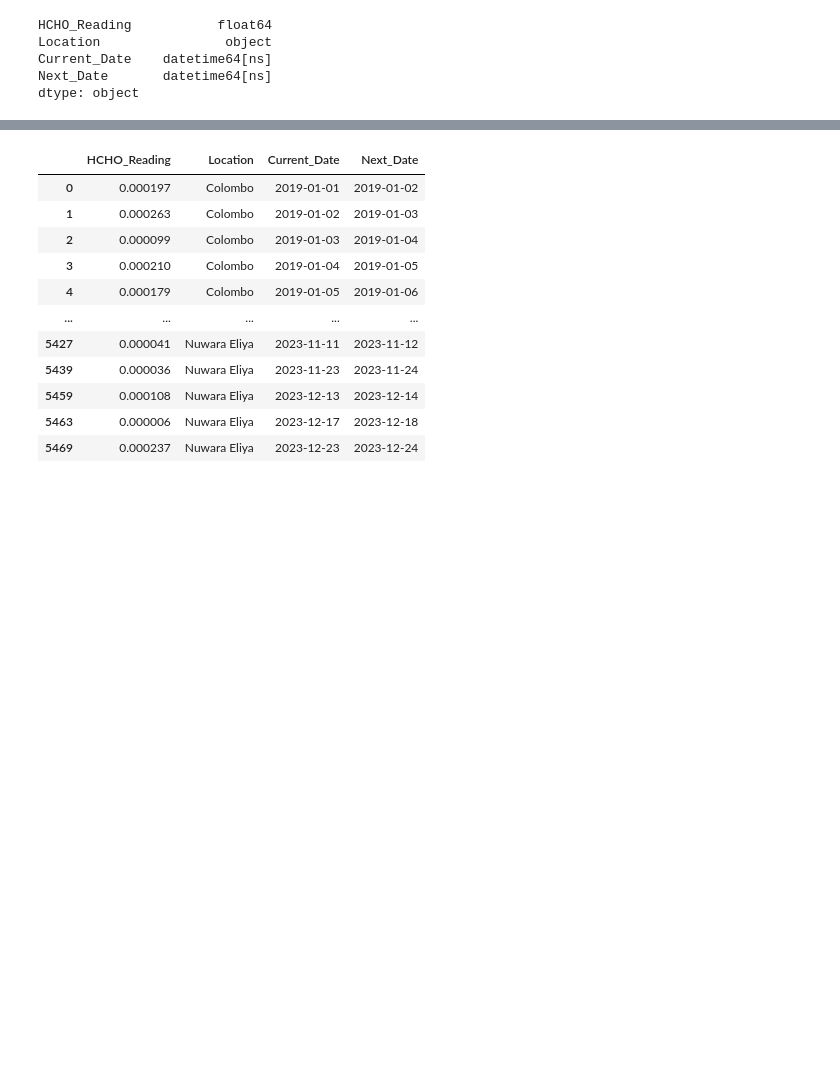
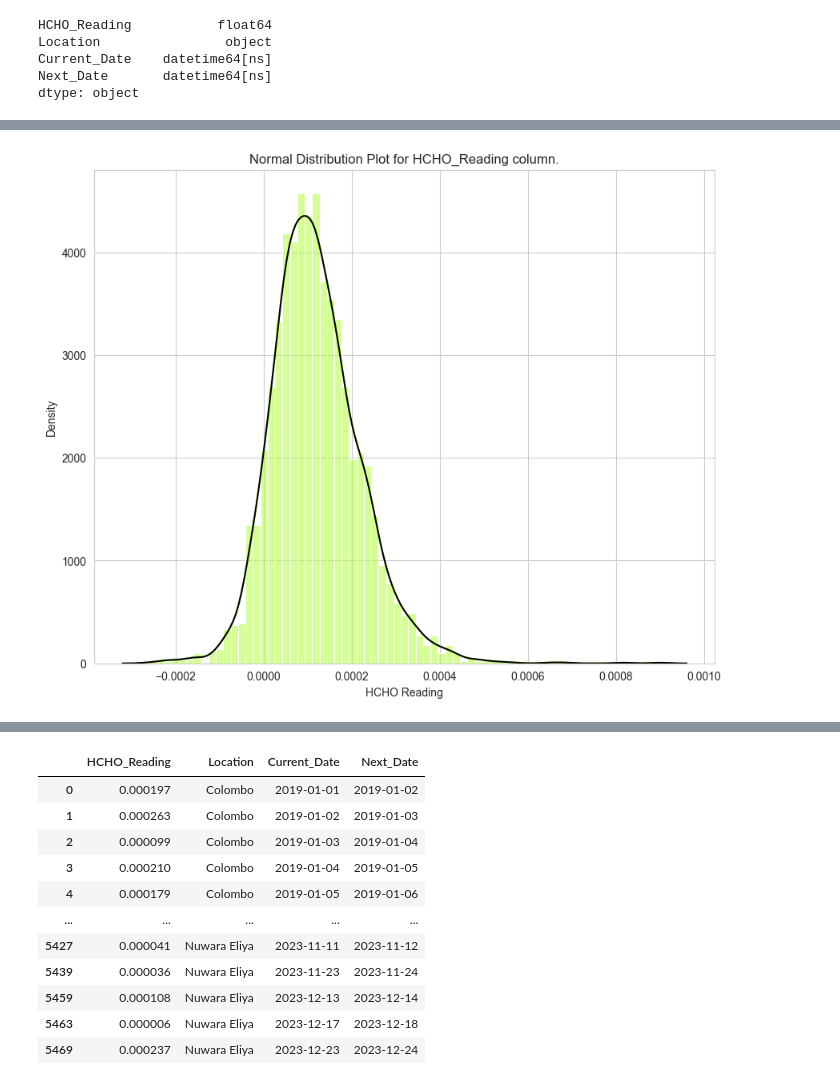
Before and after one commit to arkhash0309/Smog-Sentry, a Jupyter notebook: HCHO_Analysis.ipynb, the cells around one changed output, grey strips where cells are left out. Drawn from its saved outputs; the diff is of its cells as text; code cells hidden in the pictures; blank space fills up the shorter version.

```diff
--- a/HCHO_Analysis.ipynb
+++ b/HCHO_Analysis.ipynb
@@ -61,6 +62,17 @@ def negative_value_filter(df, column, threshold=None, remove_nulls=False):
     if threshold is not None:
         df = df[df[column] >= threshold]
     return df
+# %%
+# defining a function to draw the normal dsitribution plot
+def normal_distribution_plot(df, column, color='skyblue'):
+    plt.figure(figsize=(10, 8))
+    sns.histplot(df[column], kde=True, stat='density', color=color)
+    sns.kdeplot(df[column], color='black', linestyle='-')
+    plt.title(f"Normal Distribution Plot for {column} column.")
+    plt.xlabel("HCHO Reading")
+    plt.ylabel("Density")
+    plt.grid(True)
+    plt.show()
 # %%
 column_names = ['HCHO_Reading', 'Location', 'Current_Date', 'Next_Date'] # specifying the column names to be added to each  dataframe
 # %% [markdown]
@@ -138,3 +150,7 @@ plt.show()
+# %%
+normal_distribution_plot(col_mat_nuw_df, 'HCHO_Reading', color='greenyellow')
+# %% [output]
+[figure, added]
 # %%
 # removing the negative HCHO readings
 # col_mat_nuw_df = col_mat_nuw_df[col_mat_nuw_df['HCHO_Reading'] >= 0]
```
Also changed, not shown: parts of 22 cells of this notebook, 13 other files.
